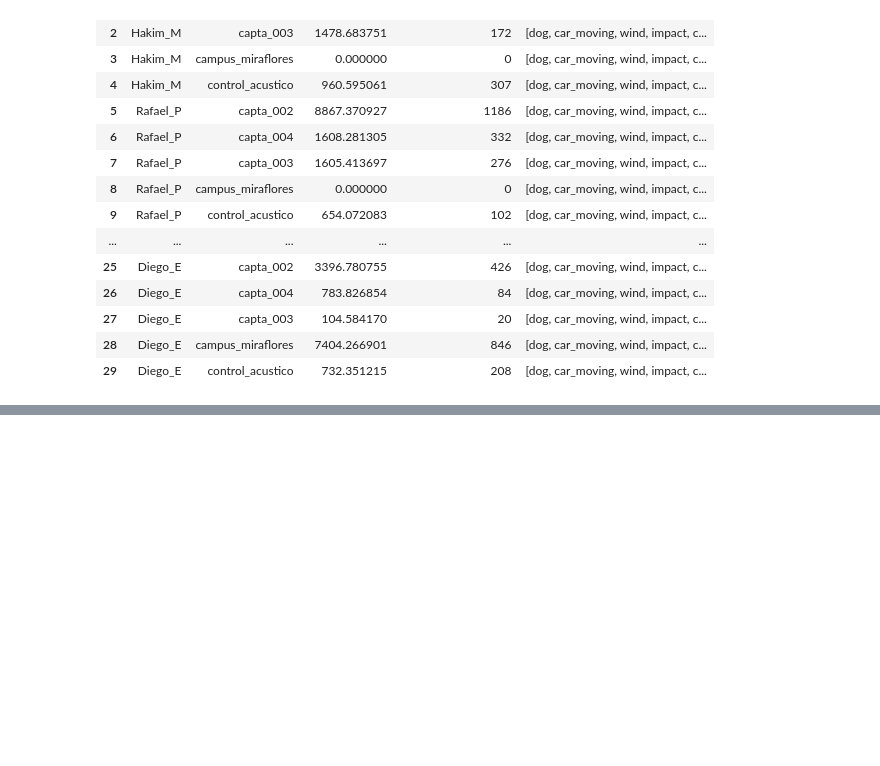
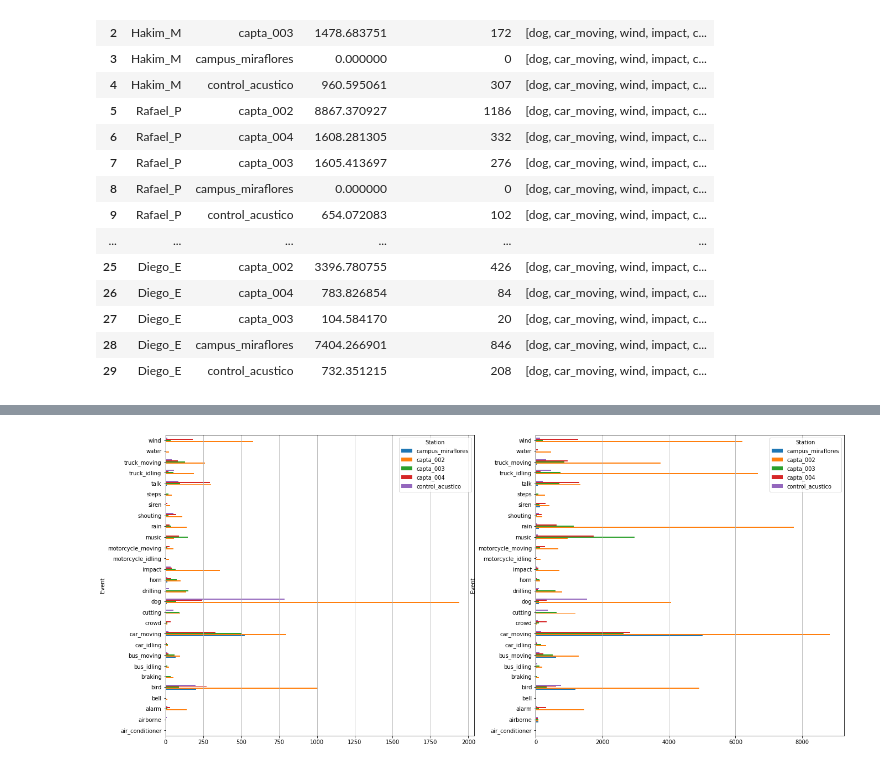
Before and after one commit to JoaquinRMorales/AuMiLAB, a Jupyter notebook: FUSA/Labellers.ipynb, the cells around one changed output, grey strips where cells are left out. Saved outputs shown, nothing was run; the diff lists cells and outputs as text; code cells hidden in the pictures; blank space fills up the shorter version.

Commit message:
final graphs

```diff
--- a/FUSA/Labellers.ipynb
+++ b/FUSA/Labellers.ipynb
@@ -200,7 +200,7 @@ def events_df(labellers):
 
                 data.append([l.name, s.name, e.name, e.time, e.counter])
 
-    return pd.DataFrame(data, columns = ["Labeller", "Station", "Event", "Acumulated even time", "Event counter"])
+    return pd.DataFrame(data, columns = ["Labeller", "Station", "Event", "Acumulated event time", "Event counter"])
 
 #eventos sin labeller
 def events_compressed_df(labellers):
@@ -213,7 +213,7 @@ def events_compressed_df(labellers):
 
                 data.append([s.name, e.name, e.time, e.counter])
 
-    df = pd.DataFrame(data, columns = ["Station", "Event", "Acumulated even time", "Event counter"])
+    df = pd.DataFrame(data, columns = ["Station", "Event", "Acumulated event time", "Event counter"])
     df = df.groupby(["Station", "Event"]).sum()
 
     return df
@@ -351,0 +344,9 @@ events_compressed_df(labellers)
+# %%
+df = events_compressed_df(labellers)
+
+fig, axes = plt.subplots(nrows = 1, ncols = 2, figsize = (22, 10))
+
+df.pivot_table(index = "Event", columns = "Station", values = "Event counter").plot.barh(ax = axes[0]).grid("on", axis ="x")
+df.pivot_table(index = "Event", columns = "Station", values = "Acumulated event time").plot.barh(ax = axes[1]).grid("on", axis ="x")
+# %% [output]
+[figure, added]
```
Also changed, not shown: parts of 13 cells of this notebook.
